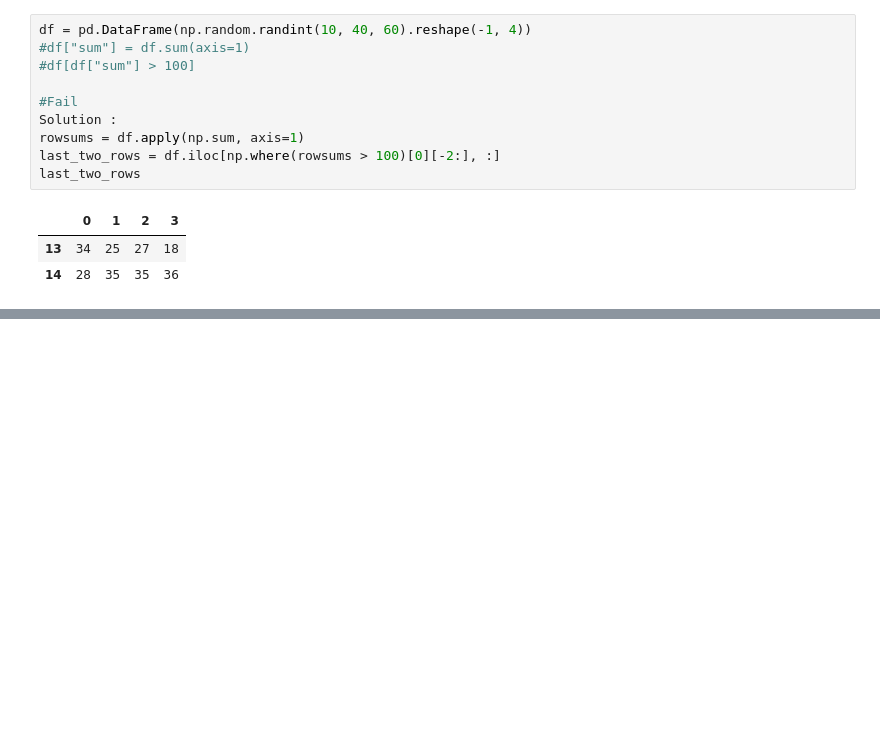
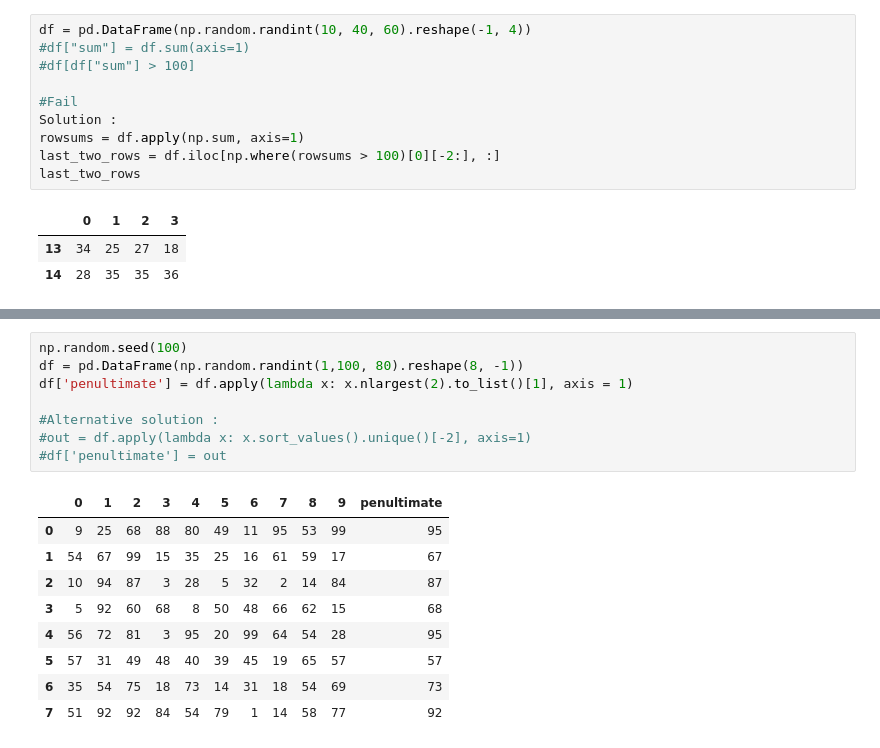
Before and after one commit to SmainK/Python-Exercices, a Jupyter notebook: Pandas exercices/101 Pandas Exercises.ipynb, the cells around one changed output, grey strips where cells are left out. Cells and saved outputs as stored; diff of their text form; blank space fills up the shorter version.

```diff
--- a/Pandas exercices/101 Pandas Exercises.ipynb
+++ b/Pandas exercices/101 Pandas Exercises.ipynb
@@ -1177,0 +1265,18 @@ df.iloc[np.where(rowsums > 100)]
+# %%
+np.random.seed(100)
+df = pd.DataFrame(np.random.randint(1,100, 80).reshape(8, -1))
+df['penultimate'] = df.apply(lambda x: x.nlargest(2).to_list()[1], axis = 1)
+
+#Alternative solution :
+#out = df.apply(lambda x: x.sort_values().unique()[-2], axis=1)
+#df['penultimate'] = out
+# %% [output]
+|  | 0 | 1 | 2 | 3 | 4 | 5 | 6 | 7 | 8 | 9 | penultimate |
+| 0 | 9 | 25 | 68 | 88 | 80 | 49 | 11 | 95 | 53 | 99 | 95 |
+| 1 | 54 | 67 | 99 | 15 | 35 | 25 | 16 | 61 | 59 | 17 | 67 |
+| 2 | 10 | 94 | 87 | 3 | 28 | 5 | 32 | 2 | 14 | 84 | 87 |
+| 3 | 5 | 92 | 60 | 68 | 8 | 50 | 48 | 66 | 62 | 15 | 68 |
+| 4 | 56 | 72 | 81 | 3 | 95 | 20 | 99 | 64 | 54 | 28 | 95 |
+| 5 | 57 | 31 | 49 | 48 | 40 | 39 | 45 | 19 | 65 | 57 | 57 |
+| 6 | 35 | 54 | 75 | 18 | 73 | 14 | 31 | 18 | 54 | 69 | 73 |
+| 7 | 51 | 92 | 92 | 84 | 54 | 79 | 1 | 14 | 58 | 77 | 92 |
```
Also changed, not shown: parts of 22 cells of this notebook.
